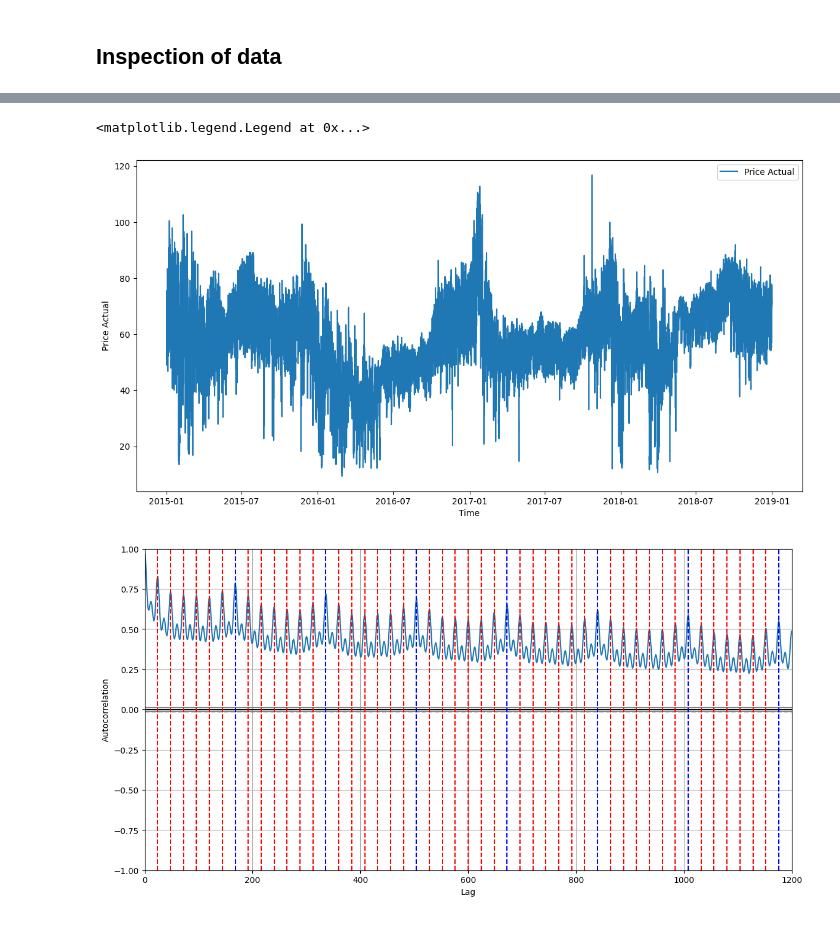
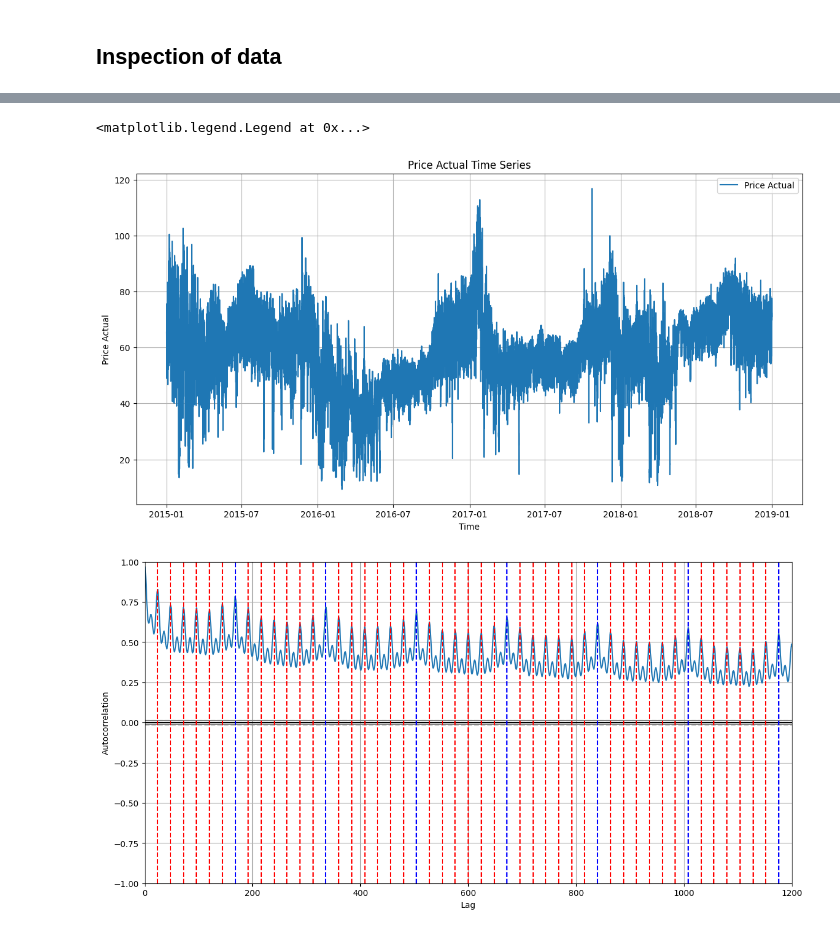
Before and after one commit to asgersong/ESL-P3-Forecasting, a Jupyter notebook: data_processing/data_processing.ipynb, the cells around one changed output, grey strips where cells are left out. Saved outputs shown, nothing was run; the diff lists cells and outputs as text; code cells hidden in the pictures.

```diff
--- a/data_processing/data_processing.ipynb
+++ b/data_processing/data_processing.ipynb
@@ -183,18 +219,20 @@ dtype: int64
 # %%
 # plot time series
 import matplotlib.pyplot as plt
 
 df = pd.read_csv("../dataset/processed/interpolated_dataset.csv")
 df["time"] = pd.to_datetime(df["time"])
 
 plt.figure(figsize=(14, 7))
 plt.plot(df["time"], df["price_actual"], label="Price Actual")
 plt.xlabel("Time")
 plt.ylabel("Price Actual")
+plt.title("Price Actual Time Series")
+plt.grid()
 plt.legend()
 # %% [output]
 <matplotlib.legend.Legend at 0x...>
-[figure, old version]
+[figure, new version]
 # %%
 # create autocorrelation plot
 from pandas.plotting import autocorrelation_plot
```
Also changed, not shown: parts of 1 cell of this notebook, 25 other files.
